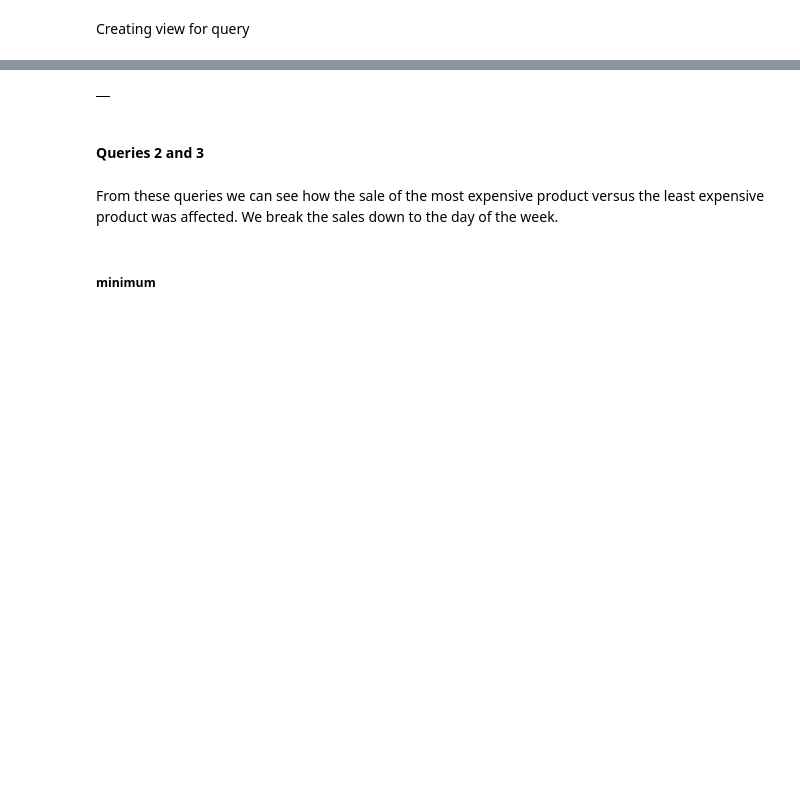
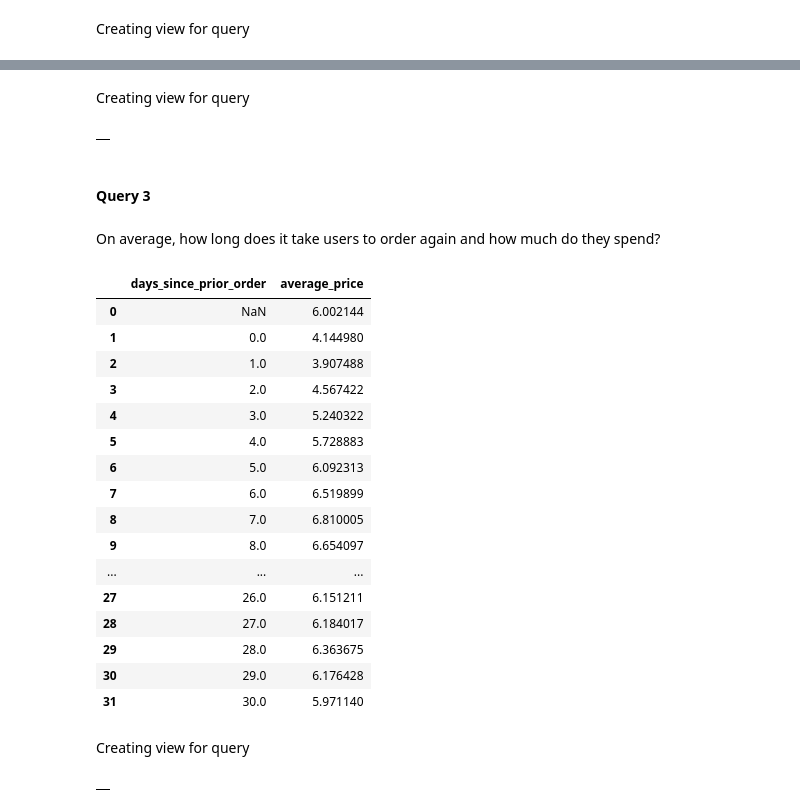
Before and after one commit to anarod1711/Bme-ase, a Jupyter notebook: cross_dataset_analysis.ipynb, the cells around one changed output, grey strips where cells are left out. Cells and saved outputs as stored; diff of their text form; code cells hidden in the pictures; blank space fills up the shorter version.

```diff
--- a/cross_dataset_analysis.ipynb
+++ b/cross_dataset_analysis.ipynb
@@ -39,2 +93,57 @@ Creating view for query
+# %% [markdown]
+Creating view for query
+# %%
+%%bigquery
+CREATE OR REPLACE VIEW reporting.v_Hour_Day_Order_Totals AS
+(SELECT o.order_dow as day, o.order_hour_of_day as hour, AVG(p.Total) as average_price
+FROM
+(SELECT op.order_id, SUM(ap.avg_price) as Total
+FROM `responsive-cab-267123.instacart_modeled.Order_Products` op
+INNER JOIN `responsive-cab-267123.USDA_ERS_modeled.Food_Map_Beam_DF` m ON op.product_id = m.product_id
+INNER JOIN `responsive-cab-267123.USDA_ERS_modeled.Food_Market_Beam_DF` ap ON m.food_id = ap.food_id
+WHERE ap.year = 2017
+GROUP BY op.order_id, ap.year) p
+INNER JOIN `responsive-cab-267123.instacart_modeled.Orders` o ON p.order_id = o.order_id
+GROUP BY o.order_dow, o.order_hour_of_day
+ORDER BY o.order_dow ASC)
+# %% [output]
+|  |
+# %% [markdown]
+#### Query 3
+# %% [markdown]
+On average, how long does it take users to order again and how much do they spend?
+# %%
+%%bigquery
+(SELECT o.days_since_prior_order as days_since_prior_order, AVG(p.Total) as average_price
+FROM
+(SELECT op.order_id, SUM(ap.avg_price) as Total
+FROM `responsive-cab-267123.instacart_modeled.Order_Products` op
+INNER JOIN `responsive-cab-267123.USDA_ERS_modeled.Food_Map_Beam_DF` m ON op.product_id = m.product_id
+INNER JOIN `responsive-cab-267123.USDA_ERS_modeled.Food_Market_Beam_DF` ap ON m.food_id = ap.food_id
+WHERE ap.year = 2017
+GROUP BY op.order_id, ap.year) p
+INNER JOIN `responsive-cab-267123.instacart_modeled.Orders` o ON p.order_id = o.order_id
+GROUP BY o.days_since_prior_order
+ORDER BY days_since_prior_order ASC)
+# %% [output]
+|  | days_since_prior_order | average_price |
+| 0 | NaN | 6.002144 |
+| 1 | 0.0 | 4.144980 |
+| 2 | 1.0 | 3.907488 |
+| 3 | 2.0 | 4.567422 |
+| 4 | 3.0 | 5.240322 |
+| 5 | 4.0 | 5.728883 |
+| 6 | 5.0 | 6.092313 |
+| 7 | 6.0 | 6.519899 |
+| 8 | 7.0 | 6.810005 |
+| 9 | 8.0 | 6.654097 |
+| ... | ... | ... |
+| 27 | 26.0 | 6.151211 |
+| 28 | 27.0 | 6.184017 |
+| 29 | 28.0 | 6.363675 |
+| 30 | 29.0 | 6.176428 |
+| 31 | 30.0 | 5.971140 |
+# %% [markdown]
+Creating view for query
 # %%
 %%bigquery
@@ -55,8 +162,2 @@ ORDER BY d.day_id ASC)
 # %% [output]
 |  |
-# %% [markdown]
-#### Queries 2 and 3
-# %% [markdown]
-From these queries we can see how the sale of the most expensive product versus the least expensive product was affected. We break the sales down to the day of the week.
-# %% [markdown]
-##### minimum
```
Also changed, not shown: parts of 12 cells of this notebook, 3 other files.
